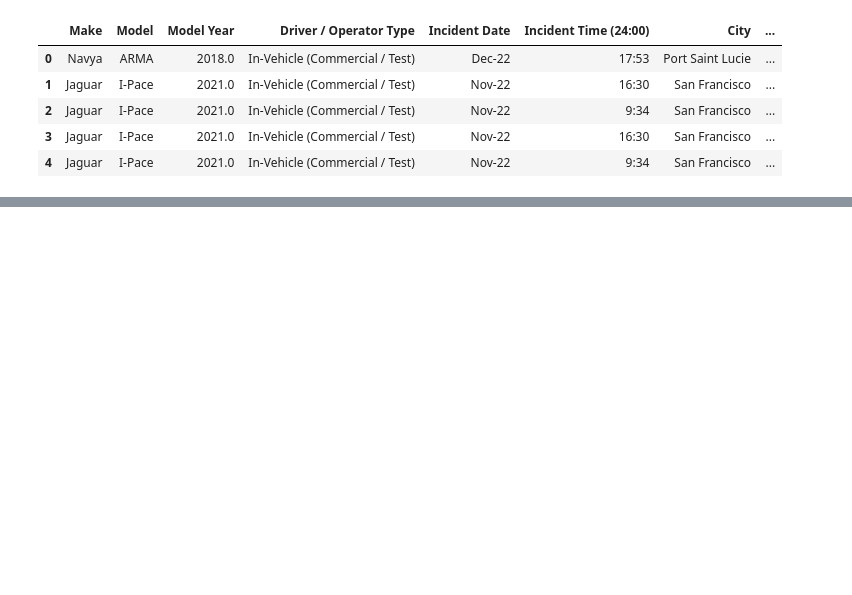
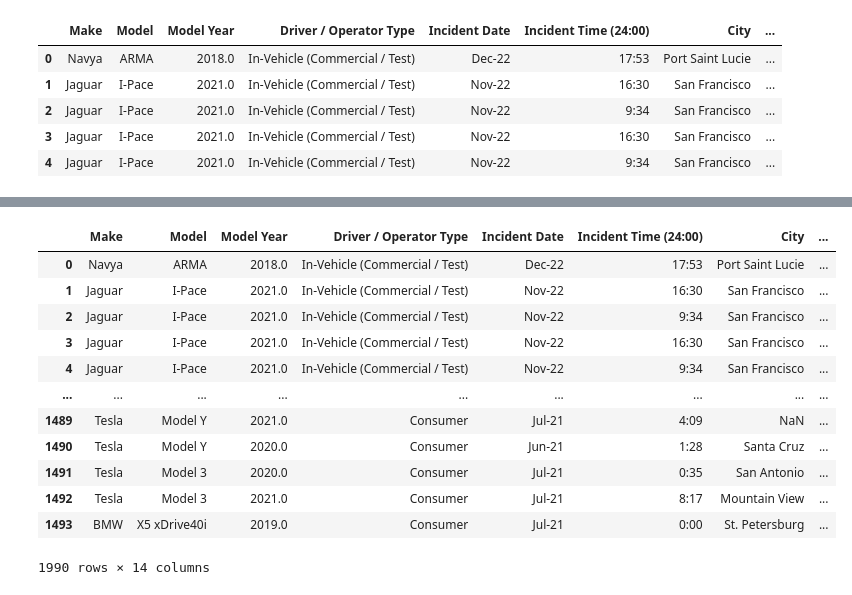
Before and after one commit to jngreco/Team-AutoCrash-Project, a Jupyter notebook: Info Gathering/Test-DF.ipynb, the cells around one changed output, grey strips where cells are left out. Drawn from its saved outputs; the diff is of its cells as text; code cells hidden in the pictures; blank space fills up the shorter version.

```diff
--- a/Info Gathering/Test-DF.ipynb
+++ b/Info Gathering/Test-DF.ipynb
@@ -8,2 +10,3 @@ path = "Resources/SGO-2021-01_Incident_Reports_ADS.csv"
 # %%
-crash_data = pd.read_csv(path)
+crash_data = pd.read_csv(path1)
+crash_data.head()
@@ -32,0 +21,3 @@ array([2018., 2021., 2016., 2020., 2022., 2019., 2017.,   nan])
+# %%
+tesla_data = pd.read_csv(path2)
+tesla_data.head()
@@ -33,8 +32,8 @@ array([2018., 2021., 2016., 2020., 2022., 2019., 2017.,   nan])
 # %%
-clean_crash = crash_data.loc[:, ["Make", "Model","Model Year","Driver / Operator Type", "Incident Date",
+clean_crash1 = crash_data.loc[:, ["Make", "Model","Model Year","Driver / Operator Type", "Incident Date",
                                       "Incident Time (24:00)","City", "State", "Roadway Type", "Roadway Surface",
                                      "Roadway Description", "Crash With", "Highest Injury Severity", "CP Any Air Bags Deployed?"]]
-clean_crash.head()
+clean_crash1.head()
 # %% [output]
 |  | Make | Model | Model Year | Driver / Operator Type | Incident Date | Incident Time (24:00) | City | ... |
 | 0 | Navya | ARMA | 2018.0 | In-Vehicle (Commercial / Test) | Dec-22 | 17:53 | Port Saint Lucie | ... |
@@ -53,0 +44,5 @@ array(['Navya', 'Jaguar', 'Mercedes-Benz', 'Toyota', 'Lexus', 'Peterbilt',
+# %%
+clean_crash2 = tesla_data.loc[:, ["Make", "Model","Model Year","Driver / Operator Type", "Incident Date",
+                                      "Incident Time (24:00)","City", "State", "Roadway Type", "Roadway Surface",
+                                     "Roadway Description", "Crash With", "Highest Injury Severity", "CP Any Air Bags Deployed?"]]
+clean_crash2.head()
@@ -53,0 +56,17 @@ array(['Navya', 'Jaguar', 'Mercedes-Benz', 'Toyota', 'Lexus', 'Peterbilt',
+# %%
+merge_df = pd.concat([clean_crash1, clean_crash2], axis=0)
+merge_df
+# %% [output]
+|  | Make | Model | Model Year | Driver / Operator Type | Incident Date | Incident Time (24:00) | City | ... |
+| 0 | Navya | ARMA | 2018.0 | In-Vehicle (Commercial / Test) | Dec-22 | 17:53 | Port Saint Lucie | ... |
+| 1 | Jaguar | I-Pace | 2021.0 | In-Vehicle (Commercial / Test) | Nov-22 | 16:30 | San Francisco | ... |
+| 2 | Jaguar | I-Pace | 2021.0 | In-Vehicle (Commercial / Test) | Nov-22 | 9:34 | San Francisco | ... |
+| 3 | Jaguar | I-Pace | 2021.0 | In-Vehicle (Commercial / Test) | Nov-22 | 16:30 | San Francisco | ... |
+| 4 | Jaguar | I-Pace | 2021.0 | In-Vehicle (Commercial / Test) | Nov-22 | 9:34 | San Francisco | ... |
+| ... | ... | ... | ... | ... | ... | ... | ... | ... |
+| 1489 | Tesla | Model Y | 2021.0 | Consumer | Jul-21 | 4:09 | NaN | ... |
+| 1490 | Tesla | Model Y | 2020.0 | Consumer | Jun-21 | 1:28 | Santa Cruz | ... |
+| 1491 | Tesla | Model 3 | 2020.0 | Consumer | Jul-21 | 0:35 | San Antonio | ... |
+| 1492 | Tesla | Model 3 | 2021.0 | Consumer | Jul-21 | 8:17 | Mountain View | ... |
+| 1493 | BMW | X5 xDrive40i | 2019.0 | Consumer | Jul-21 | 0:00 | St. Petersburg | ... |
+1990 rows × 14 columns
```
Also changed, not shown: parts of 8 cells of this notebook, 1 other file.
